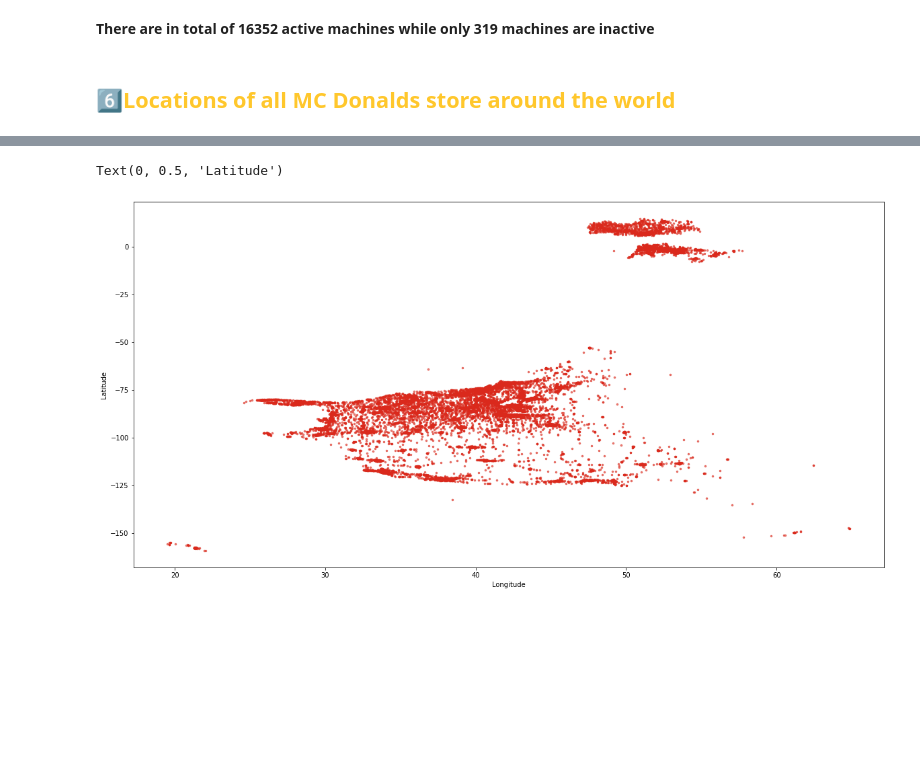
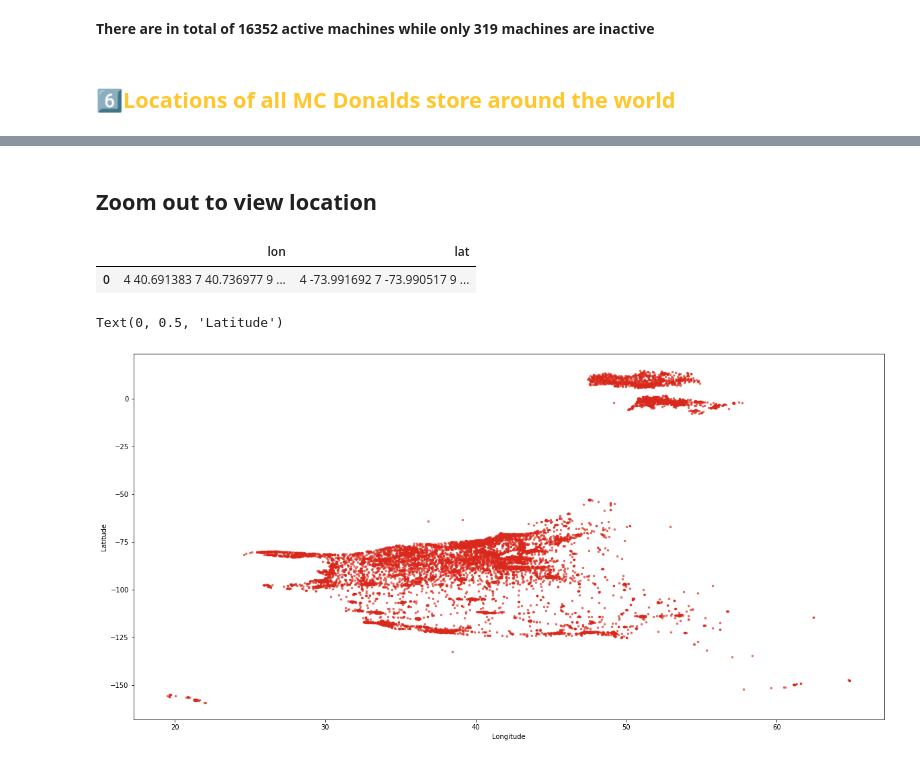
Before and after one commit to AashiDutt/Kaggle, a Jupyter notebook: eda-mcdonalds-ice-cream-machines-breaking.ipynb, the cells around one changed output, grey strips where cells are left out. Cells and saved outputs as stored; diff of their text form; code cells hidden in the pictures; blank space fills up the shorter version.

Commit message:
Kaggle Notebook | 🍦EDA: McDonalds Ice Cream Machines Breaking  | Version 2

```diff
--- a/eda-mcdonalds-ice-cream-machines-breaking.ipynb
+++ b/eda-mcdonalds-ice-cream-machines-breaking.ipynb
@@ -201,0 +246,8 @@ plt.show()
+# %%
+# londitude and latitude of location where machines are broken
+
+longitude = []
+latitude = []
+for i in range(len(df)):
+    longitude.append(df.loc[df['is_broken'] == True, 'lon'])
+    latitude.append(df.loc[df['is_broken'] == True, 'lat'])
@@ -202,3 +286,17 @@ plt.show()
+# %% [markdown]
+## **Zoom out to view location**
+# %%
+# New dataframe containing locations where machine is broken
+location = pd.DataFrame(
+    {'lon': longitude,
+     'lat': latitude,
+
+    })
+# %%
+location.head(1)
+# %% [output]
+|  | lon | lat |
+| 0 | 4 40.691383 7 40.736977 9 ... | 4 -73.991692 7 -73.990517 9 ... |
 # %%
 # Plotting the Latitude and Longitude values to see what we get
 
```
Also changed, not shown: parts of 9 cells of this notebook.
